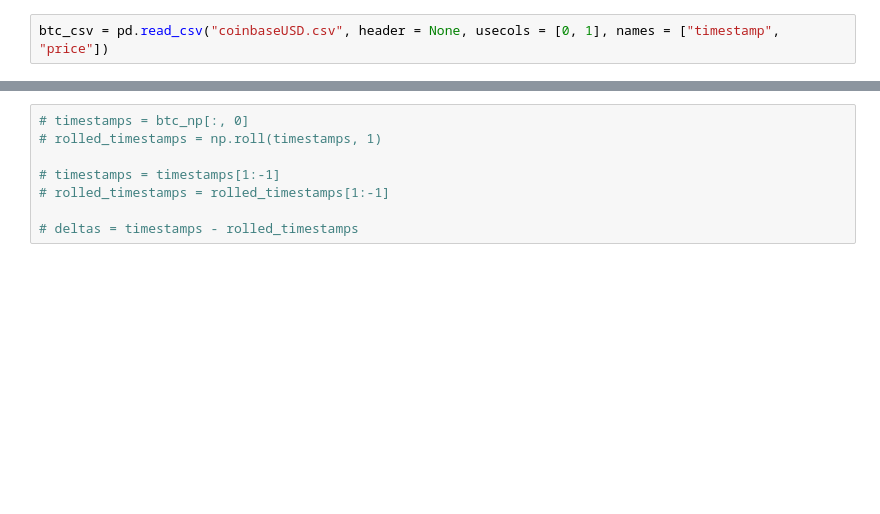
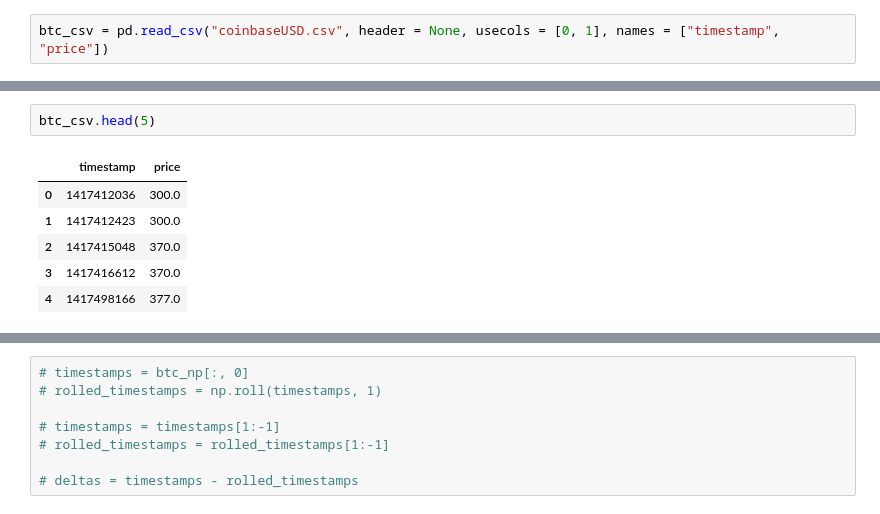
Before and after one commit to agiantwhale/btcreinforce, a Jupyter notebook: Btc reinforce.ipynb, the cells around one changed output, grey strips where cells are left out. Drawn from its saved outputs; the diff is of its cells as text; blank space fills up the shorter version.

```diff
--- a/Btc reinforce.ipynb
+++ b/Btc reinforce.ipynb
@@ -23,0 +34,9 @@ btc_csv = pd.read_csv("coinbaseUSD.csv", header = None, usecols = [0, 1], names
+# %%
+btc_csv.head(5)
+# %% [output]
+|  | timestamp | price |
+| 0 | 1417412036 | 300.0 |
+| 1 | 1417412423 | 300.0 |
+| 2 | 1417415048 | 370.0 |
+| 3 | 1417416612 | 370.0 |
+| 4 | 1417498166 | 377.0 |
```
Also changed, not shown: parts of 7 cells of this notebook.
